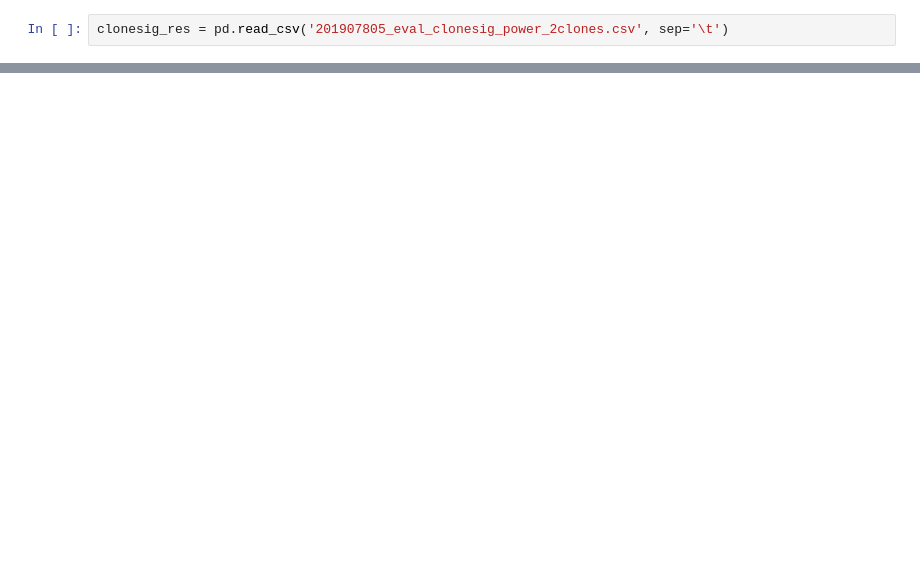
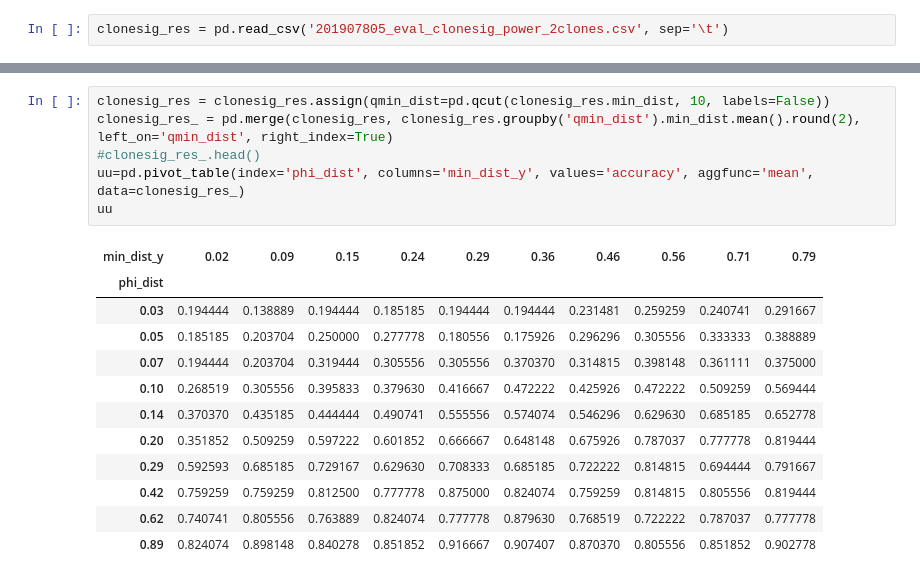
Before and after one commit to judithabk6/Clonesig_analysis, a Jupyter notebook: paper_notebooks/clonesig_separation_power.ipynb, the cells around one changed output, grey strips where cells are left out. Drawn from its saved outputs; the diff is of its cells as text; blank space fills up the shorter version.

```diff
--- a/paper_notebooks/clonesig_separation_power.ipynb
+++ b/paper_notebooks/clonesig_separation_power.ipynb
@@ -56 +76,20 @@ uu=pd.pivot_table(index='phi_dist', columns='min_dist', values='fitted_nb_clones
+# %%
+clonesig_res = clonesig_res.assign(qmin_dist=pd.qcut(clonesig_res.min_dist, 10, labels=False))
+clonesig_res_ = pd.merge(clonesig_res, clonesig_res.groupby('qmin_dist').min_dist.mean().round(2), left_on='qmin_dist', right_index=True)
+#clonesig_res_.head()
+uu=pd.pivot_table(index='phi_dist', columns='min_dist_y', values='accuracy', aggfunc='mean', data=clonesig_res_)
+uu
+# %% [output]
+| min_dist_y | 0.02 | 0.09 | 0.15 | 0.24 | 0.29 | 0.36 | 0.46 | 0.56 | 0.71 | 0.79 |
+| phi_dist |  |  |  |  |  |  |  |  |  |  |
+| 0.03 | 0.194444 | 0.138889 | 0.194444 | 0.185185 | 0.194444 | 0.194444 | 0.231481 | 0.259259 | 0.240741 | 0.291667 |
+| 0.05 | 0.185185 | 0.203704 | 0.250000 | 0.277778 | 0.180556 | 0.175926 | 0.296296 | 0.305556 | 0.333333 | 0.388889 |
+| 0.07 | 0.194444 | 0.203704 | 0.319444 | 0.305556 | 0.305556 | 0.370370 | 0.314815 | 0.398148 | 0.361111 | 0.375000 |
+| 0.10 | 0.268519 | 0.305556 | 0.395833 | 0.379630 | 0.416667 | 0.472222 | 0.425926 | 0.472222 | 0.509259 | 0.569444 |
+| 0.14 | 0.370370 | 0.435185 | 0.444444 | 0.490741 | 0.555556 | 0.574074 | 0.546296 | 0.629630 | 0.685185 | 0.652778 |
+| 0.20 | 0.351852 | 0.509259 | 0.597222 | 0.601852 | 0.666667 | 0.648148 | 0.675926 | 0.787037 | 0.777778 | 0.819444 |
+| 0.29 | 0.592593 | 0.685185 | 0.729167 | 0.629630 | 0.708333 | 0.685185 | 0.722222 | 0.814815 | 0.694444 | 0.791667 |
+| 0.42 | 0.759259 | 0.759259 | 0.812500 | 0.777778 | 0.875000 | 0.824074 | 0.759259 | 0.814815 | 0.805556 | 0.819444 |
+| 0.62 | 0.740741 | 0.805556 | 0.763889 | 0.824074 | 0.777778 | 0.879630 | 0.768519 | 0.722222 | 0.787037 | 0.777778 |
+| 0.89 | 0.824074 | 0.898148 | 0.840278 | 0.851852 | 0.916667 | 0.907407 | 0.870370 | 0.805556 | 0.851852 | 0.902778 |
 # %%
```
Also changed, not shown: parts of 8 cells of this notebook, 2 other files.
